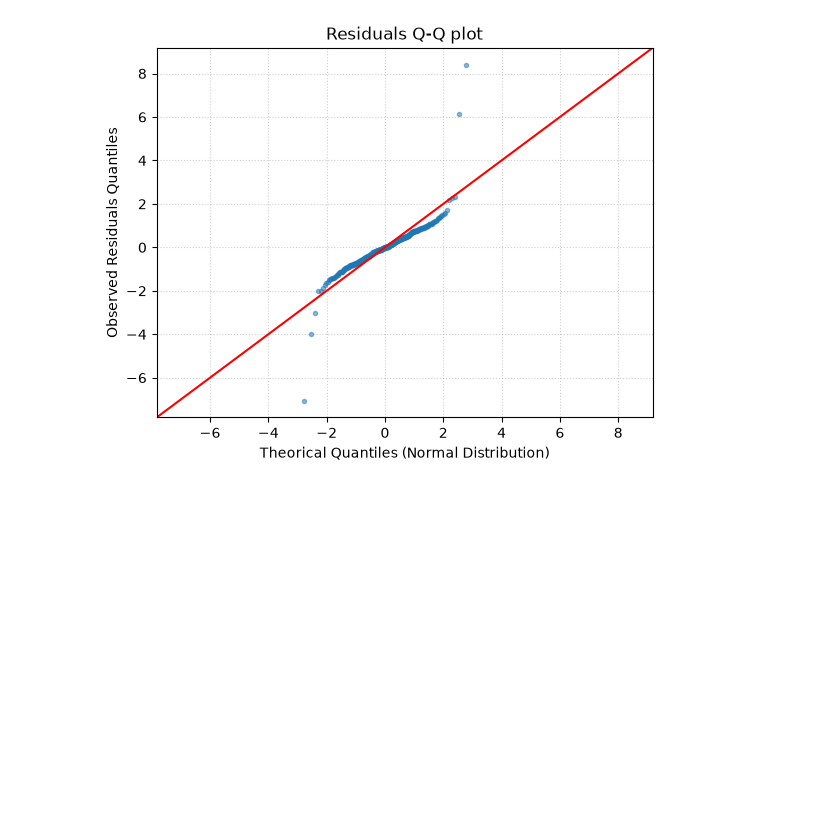
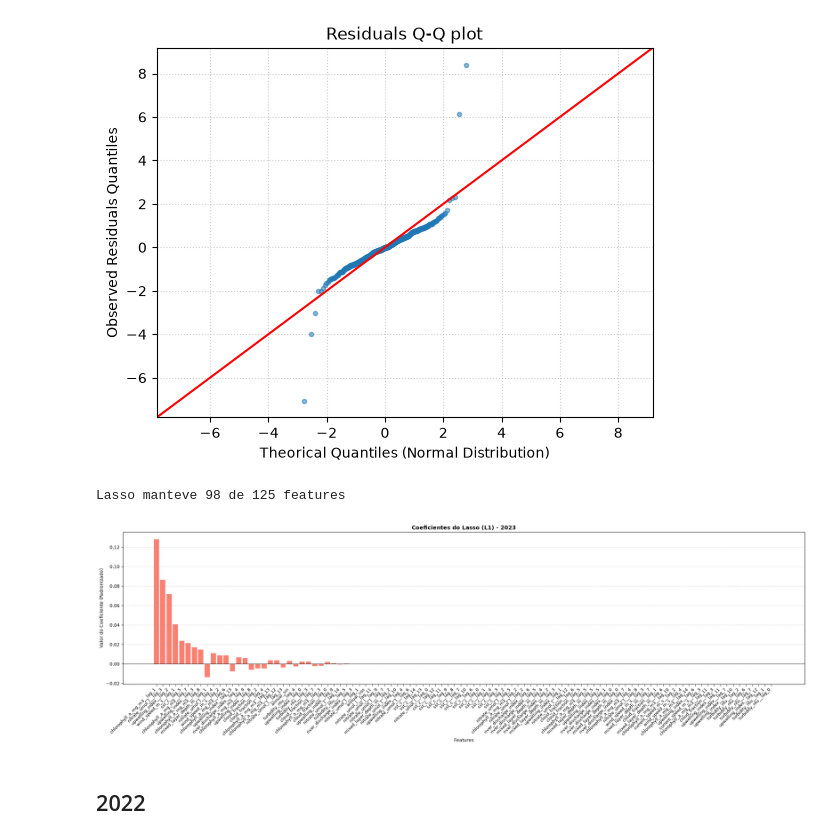
Before and after one commit to margaridardsf/Projeto-Machine-Learning, a Jupyter notebook: prototipo/training_code/grid_search.ipynb, the cells around one changed output. Drawn from its saved outputs; the diff is of its cells as text; code cells hidden in the pictures; blank space fills up the shorter version.

```diff
--- a/prototipo/training_code/grid_search.ipynb
+++ b/prototipo/training_code/grid_search.ipynb
@@ -1425,3 +1427,33 @@ plt.grid(True, linestyle=':', alpha=0.6)
 plt.show()
 # %% [output]
 [figure]
+# %%
+# DataFrame de coeficientes do Lasso
+coef_lasso = pd.DataFrame({
+    'Feature': res['features'],
+    'Lasso_Coef': res['model'].coef_
+})
+
+coef_lasso = coef_lasso.sort_values(by='Lasso_Coef', key=abs, ascending=False)
+
+print(f"Lasso manteve {len(coef_lasso)} de {len(data['X_train'].columns)} features")
+
+# Visualização gráfica dos coeficientes
+plt.figure(figsize=(22, 7))
+x_indices = np.arange(len(coef_lasso))
+
+plt.bar(x_indices, coef_lasso['Lasso_Coef'], color='salmon')
+
+plt.xlabel('Features')
+plt.ylabel('Valor do Coeficiente (Padronizado)')
+plt.title('Coeficientes do Lasso (L1) - 2023', fontsize=12, fontweight='bold')
+plt.xticks(x_indices, coef_lasso['Feature'], rotation=45, ha='right', fontsize=9)
+plt.axhline(0, color='black', linewidth=0.8)
+plt.grid(True, axis='y', linestyle='--', alpha=0.5)
+plt.tight_layout()
+plt.show()
+# %% [output]
+Lasso manteve 98 de 125 features
+[figure, added]
+# %% [markdown]
+## 2022
```
Also changed, not shown: parts of 8 cells of this notebook, 1 other file.
